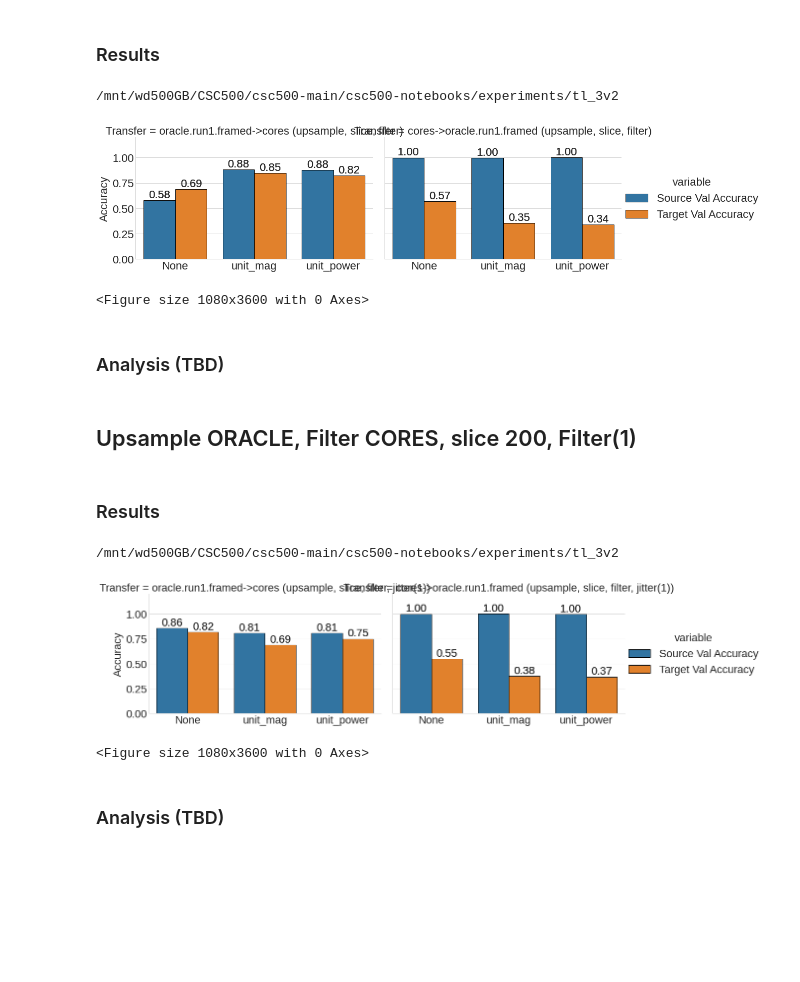
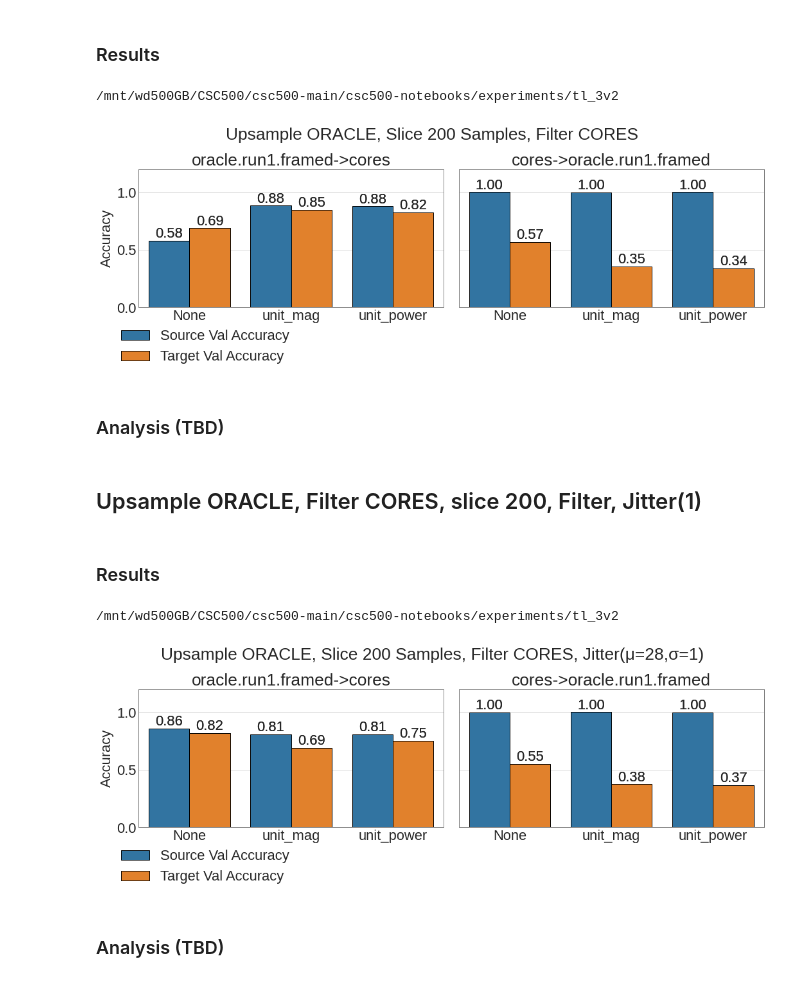
Before and after one commit to stevester94/csc500-notebooks, a Jupyter notebook: analysis/analysis.ipynb, the cells around one changed output. Drawn from its saved outputs; the diff is of its cells as text; code cells hidden in the pictures; blank space fills up the shorter version.

```diff
--- a/analysis/analysis.ipynb
+++ b/analysis/analysis.ipynb
@@ -489,13 +499,13 @@ def show_tl_3_upsample_and_slice():
 # %%
-def show_tl_3_upsample_and_slice_and_filter():
+def show_tl_3_upsample_and_slice_and_filter(suptitle, legend_placement=(-1.15, -0.5)):
         helper_tl_3 = tl_3_Helper()
         t = helper_tl_3.get_best_trials()
         t_A = get_tl_3_trials(t, "oracle.run1.framed", "take(200),upsample(25e6)", "cores", "filter(10e6),take(200)")
-        t_A["Transfer"] = "oracle.run1.framed->cores (upsample, slice, filter)"
+        t_A["Transfer"] = "oracle.run1.framed->cores"
         t_A["Transform"] = t_A.apply(make_transform_string, axis=1)
 
         t_B = get_tl_3_trials(t, "cores", "filter(10e6),take(200)", "oracle.run1.framed", "take(200),upsample(25e6)")
-        t_B["Transfer"] = "cores->oracle.run1.framed (upsample, slice, filter)"
+        t_B["Transfer"] = "cores->oracle.run1.framed"
         t_B["Transform"] = t_B.apply(make_transform_string, axis=1)
 
         t_f = pd.concat([t_A, t_B])
@@ -509,12 +519,22 @@ def show_tl_3_upsample_and_slice_and_filter():
                 ])
 
         fg = sb.catplot(x="Transform", col="Transfer", y='Accuracy', hue='variable',
-                                data=m, kind='bar', height=5, aspect=1.5, col_wrap=2, edgecolor = "black",
+                                data=m, kind='bar', height=5, aspect=1.5, col_wrap=2,
+                                legend=False, edgecolor = "black",
                         )
         fg.set_xlabels('')
-        plt.figure(figsize=(15,50))
+
+
+        for ax in fg.axes.ravel():
+            new_title = re.match(r".* = (.*)", str(ax.get_title())).group(1)
+            ax.set_title(new_title)
 
         set_nice_sb_style()
         add_value_to_sb_bars(fg)
         add_x_val_to_sb_bars(fg)
+        draw_subplot_boxes(fg)
+
+        plt.legend(loc="lower left", bbox_to_anchor=legend_placement)
+        plt.suptitle(suptitle)
+        plt.subplots_adjust(top=0.8)
 # %%
@@ -1053,23 +1103,23 @@ show_tl_3_upsample_and_slice()
 # %% [markdown]
 ### Results
 # %%
-show_tl_3_upsample_and_slice_and_filter()
+show_tl_3_upsample_and_slice_and_filter("Upsample ORACLE, Slice 200 Samples, Filter CORES")
+plt.savefig("/tmp/upsample_and_slice_and_filter.png", bbox_inches="tight")
 # %% [output]
 /mnt/wd500GB/CSC500/csc500-main/csc500-notebooks/experiments/tl_3v2
-[figure, old version]
+[figure, new version]
-<Figure size 1080x3600 with 0 Axes>
 # %% [markdown]
 ### Analysis (TBD)
 # %% [markdown]
-## Upsample ORACLE, Filter CORES, slice 200, Filter(1)
+## Upsample ORACLE, Filter CORES, slice 200, Filter, Jitter(1)
 # %% [markdown]
 ### Results
 # %%
-show_tl_3_upsample_slice_filter_jitter_1()
+show_tl_3_upsample_slice_filter_jitter_1("Upsample ORACLE, Slice 200 Samples, Filter CORES, Jitter(μ=28,σ=1)")
+plt.savefig("/tmp/upsample_slice_filter_jitter_1.png", bbox_inches="tight")
 # %% [output]
 /mnt/wd500GB/CSC500/csc500-main/csc500-notebooks/experiments/tl_3v2
-[figure, old version]
+[figure, new version]
-<Figure size 1080x3600 with 0 Axes>
 # %% [markdown]
 ### Analysis (TBD)
 # %% [markdown]
```
Also changed, not shown: parts of 16 cells of this notebook.
